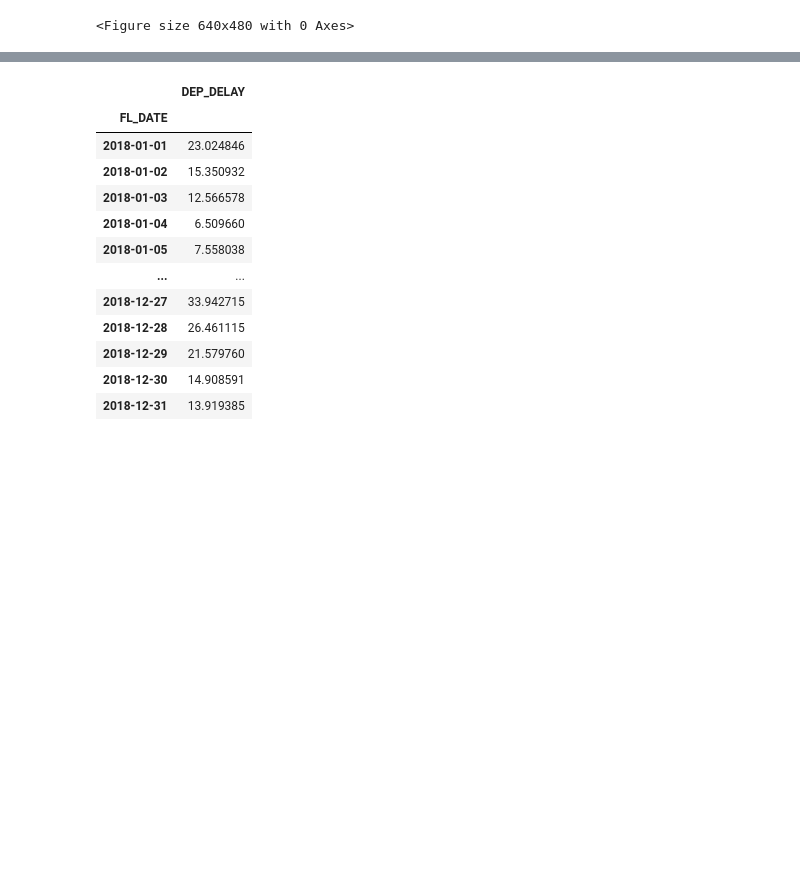
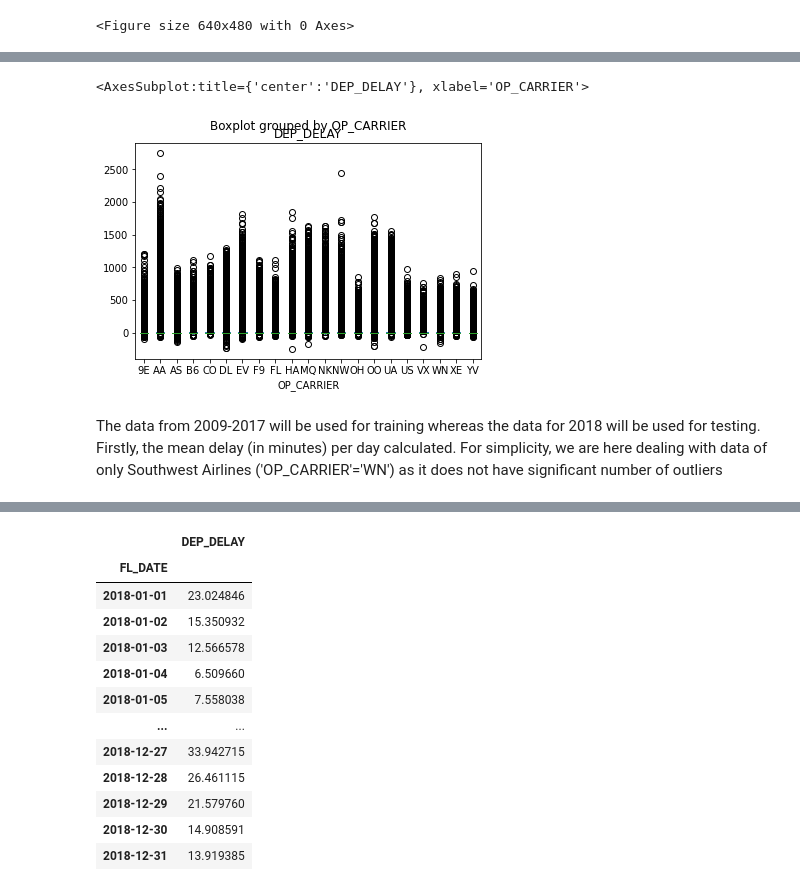
Before and after one commit to GLADI8R/FlightsDelayForecasting, a Jupyter notebook: arima.ipynb, the cells around one changed output, grey strips where cells are left out. Cells and saved outputs as stored; diff of their text form; code cells hidden in the pictures; blank space fills up the shorter version.

```diff
--- a/arima.ipynb
+++ b/arima.ipynb
@@ -75,3 +66,10 @@ df
+# %%
+df.boxplot(by ='OP_CARRIER', column =['DEP_DELAY'], grid = False)
+# %% [output]
+<AxesSubplot:title={'center':'DEP_DELAY'}, xlabel='OP_CARRIER'>
+[figure, added]
+# %% [markdown]
+The data from 2009-2017 will be used for training whereas the data for 2018 will be used for testing. Firstly, the mean delay (in minutes) per day calculated. For simplicity, we are here dealing with data of only Southwest Airlines ('OP_CARRIER'='WN') as it does not have significant number of outliers
 # %%
 dfnew = df.groupby(['FL_DATE','OP_CARRIER']).mean().reset_index()
 df2=dfnew[dfnew['OP_CARRIER']=='WN']
```
Also changed, not shown: parts of 27 cells of this notebook.
